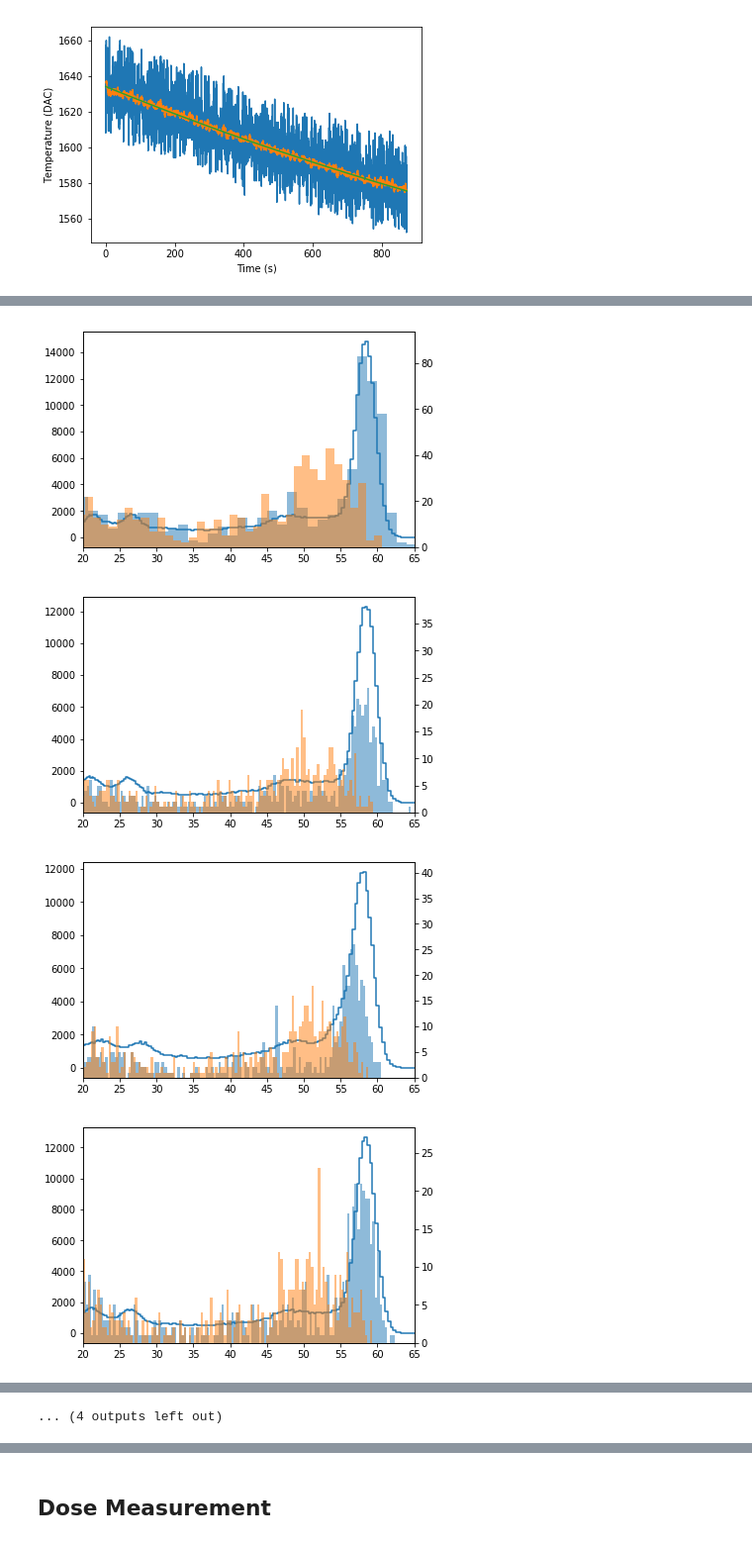
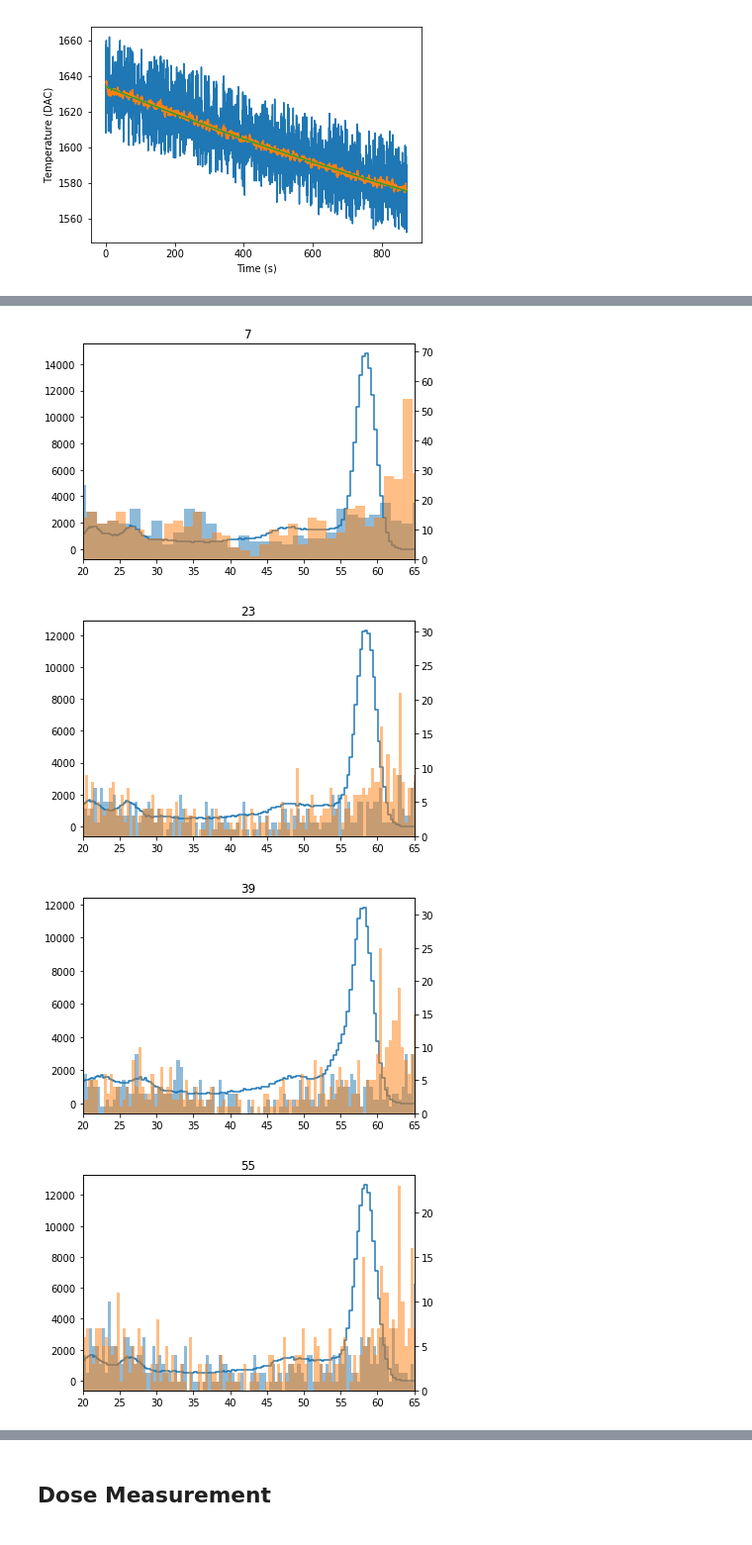
Before and after one commit to dosepix/dpx_control, a Jupyter notebook: dpx_func_python/temperature_fix.ipynb, the cells around one changed output, grey strips where cells are left out. Shown at 99% size. Drawn from its saved outputs; the diff is of its cells as text; code cells hidden in the pictures.

```diff
--- a/dpx_func_python/temperature_fix.ipynb
+++ b/dpx_func_python/temperature_fix.ipynb
@@ -24,8 +24,8 @@ reload(gcfp)
 # %% [markdown]
 ## Temperature Calibration Files
 # %%
-energyList = [25, 75] # , 125]
-infileList = ['../../dpx_data/temperatureToT/DPX22/temperatureToT_DPX22_%dkeV.hck' % energy for energy in energyList]
+energyList = [25, 75, 125] # , 125]
+infileList = ['../../dpx_data/TemperatureToT_DPX22_6_109_Slot1_%dkeV.hck' % energy for energy in energyList]
 
 def combineFiles(infileList, energyList):
     # Get first file
@@ -64,8 +64,10 @@ def combineFiles(infileList, energyList):
     return d
 
 temperatureDict = combineFiles(infileList, energyList)
-roomTemp = 1635
-outDict = pttt.plotTemperature(temperatureDict, offsettemp=1633, cuttemp=1520, plot=False, outdir='temperatureDPX22')
+roomTemp = 1640
+outDict = pttt.plotTemperature(temperatureDict, offsettemp=1640, cuttemp=1520, plot=False, outdir='temperatureDPX22')
 paramsDict = hickle.load('../../dpx_data/energyConversion/paramsDict_DPX22.hck')
 slope, offset, Toffset = outDict['slope'], np.asarray(outDict['offset']), outDict['Toffset']
+
+# hickle.dump(outDict, 'tempCalib_DPX109.hck')
 # %% [output]
@@ -380,3 +388,12 @@ totFile = measDir + 'ToTMeasurement.hck'
+# %%
+# Chip was recalibrated!
+# measDir = '../../dpx_data/Measurements/DPX22/AmPlexi/'
+# tempFile = measDir + 'ToTMeasurement_27_temp.hck'
+# totFile = measDir + 'ToTMeasurement_27.hck'
+measDir = '../../dpx_data/Measurements/DPX22/AmTestSlot1/'
+tempFile = measDir + 'ToTMeasurement_AmTestSlot1_temp.hck'
+totFile = measDir + 'ToTMeasurement_AmTestSlot1.hck'
+paramsDict = hickle.load('../../dpx_data/energyConversion/paramsDict_DPX22_6_109.hck')['Slot1']
 # %%
 # Attention: redefinition of tempDict
 tempDict = hickle.load(tempFile)
@@ -432,11 +451,11 @@ def dataToHist(data, discardPixel=[]):
 # %%
-data = 0.88 * np.asarray(totDict['Slot1']).T
+data = np.asarray(totDict['Slot1']).T # * 0.88 # - needed for first calibration
 
 data_temp_corr = []
 for pixel in range(256):
     print pixel,
     d = data[pixel]
     d = np.ma.array(d, mask=~(d > 0))
-    real_d = np.asarray([pttt.getRealToT(d[i], tempDecay(i, *popt), outDict['Toffset'], slope[pixel], offset[pixel]) for i in range(len(d))])
+    real_d = np.asarray([pttt.getRealToT(d[i], tempDecay(i, *popt), outDict['Toffset'] - 20, slope[pixel], offset[pixel]) for i in range(len(d))])
     data_temp_corr.append( real_d[~np.isnan(real_d)] )
 # %% [output]
@@ -458,36 +475,37 @@ for idx in idxRange:
     p = paramsDict[idx]
     a, b, c, t, h, k = p['a'], p['b'], p['c'], p['t'], p['h'], p['k']
 
     if SHOW_ENERGY:
         fn_bins = tte.ToTtoEnergy(fn['bins'][idx][:-1], a, b, c, t, h, k)
     else:
         fn_bins = fn['bins'][idx][:-1]
     plt.step(fn_bins, fn['hist'][idx], where='post')
     ax = plt.twinx()
-    d = 0.88 * np.asarray(totDict['Slot1']).T[idx]
+    d = np.asarray(totDict['Slot1']).T[idx] # * 0.88 # - needed for first calibration
     len_d = len(d)
     d = np.ma.array(d, mask=~(d > 0))[:int(SHOW_FAC*len_d)]
 
     # Temperature correction
-    real_d = np.asarray([pttt.getRealToT(d[i], tempDecay(i, *popt), outDict['Toffset'], slope[idx], offset[idx]) for i in range(len(d))])
+    real_d = np.asarray([pttt.getRealToT(d[i], tempDecay(i, *popt), outDict['Toffset'] - 22, slope[idx], offset[idx]) for i in range(len(d))])
     len_real_d = len(real_d)
     real_d = real_d[~np.isnan(real_d)][:int(SHOW_FAC*len_real_d)]
 
     if SHOW_ENERGY:
         real_d_energy = tte.ToTtoEnergy(real_d, a, b, c, t, h, k)
         ax.hist(real_d_energy, bins=150, alpha=.5)
         ax.hist(tte.ToTtoEnergy(d, a, b, c, t, h, k), bins=150, alpha=.5)
     else:
         ax.hist(real_d, bins=150, alpha=.5)
         ax.hist(d, bins=150, alpha=.5)
 
     # a, b = 0, int(0.1*len(d))# , len(d)
     # real_d = pttt.getRealToT(d[a:b], 1630, 1560, slope[idx], offset[idx])
 
+    plt.title(idx)
     plt.xlim(20, 65)
     plt.show()
 # %% [output]
-[figure, old version]
+[figure, new version]
-[figure, old version]
+[figure, new version]
-[figure, old version]
+[figure, new version]
-[figure, old version]
+[figure, new version]
@@ -502,4 +513,3 @@ for idx in idxRange:
-... (4 outputs left out)
 # %%
 reload(tte)
 discardPixel = [] # [28, 29, 30, 106, 199, 243]
```
Also changed, not shown: parts of 28 cells of this notebook, 8 other files.
